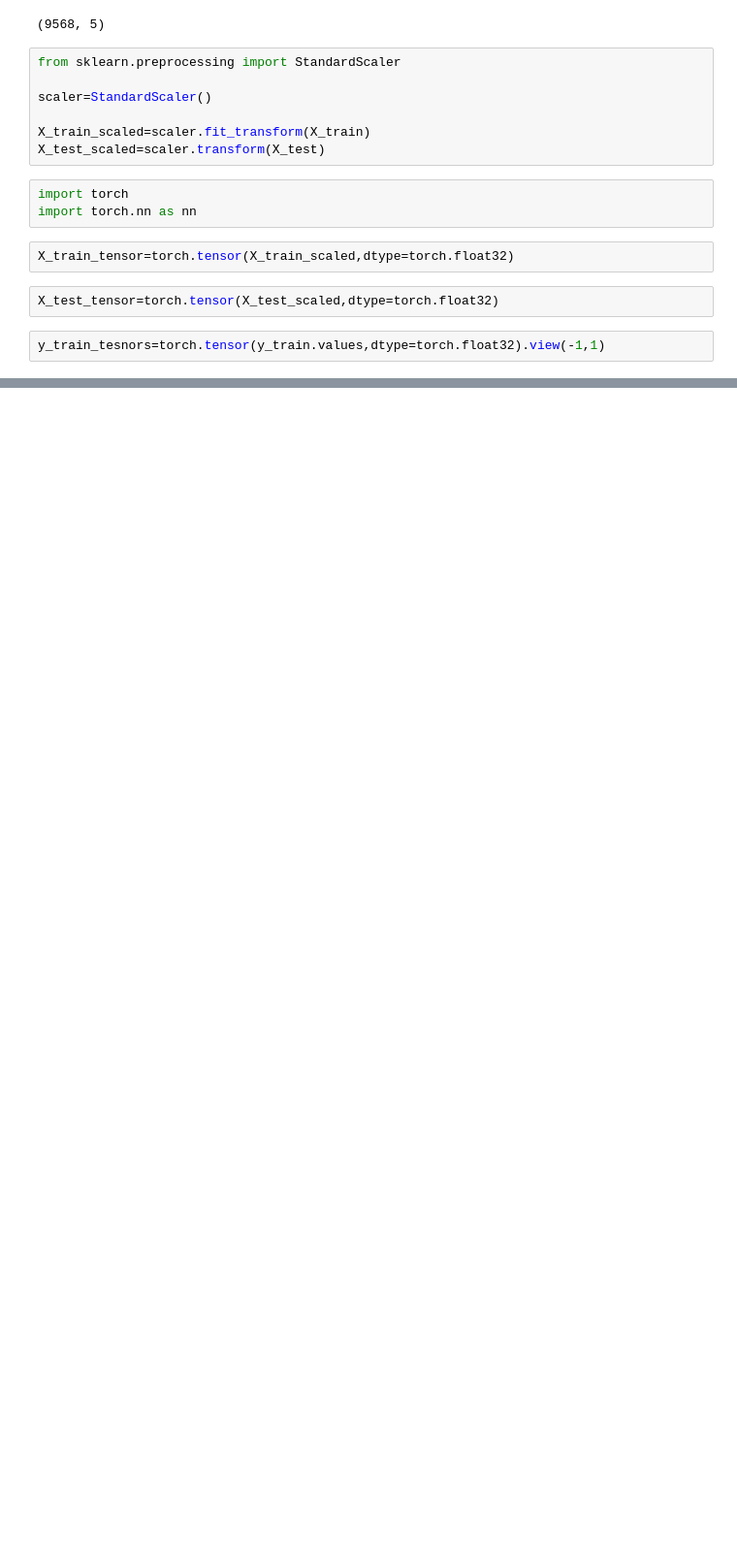
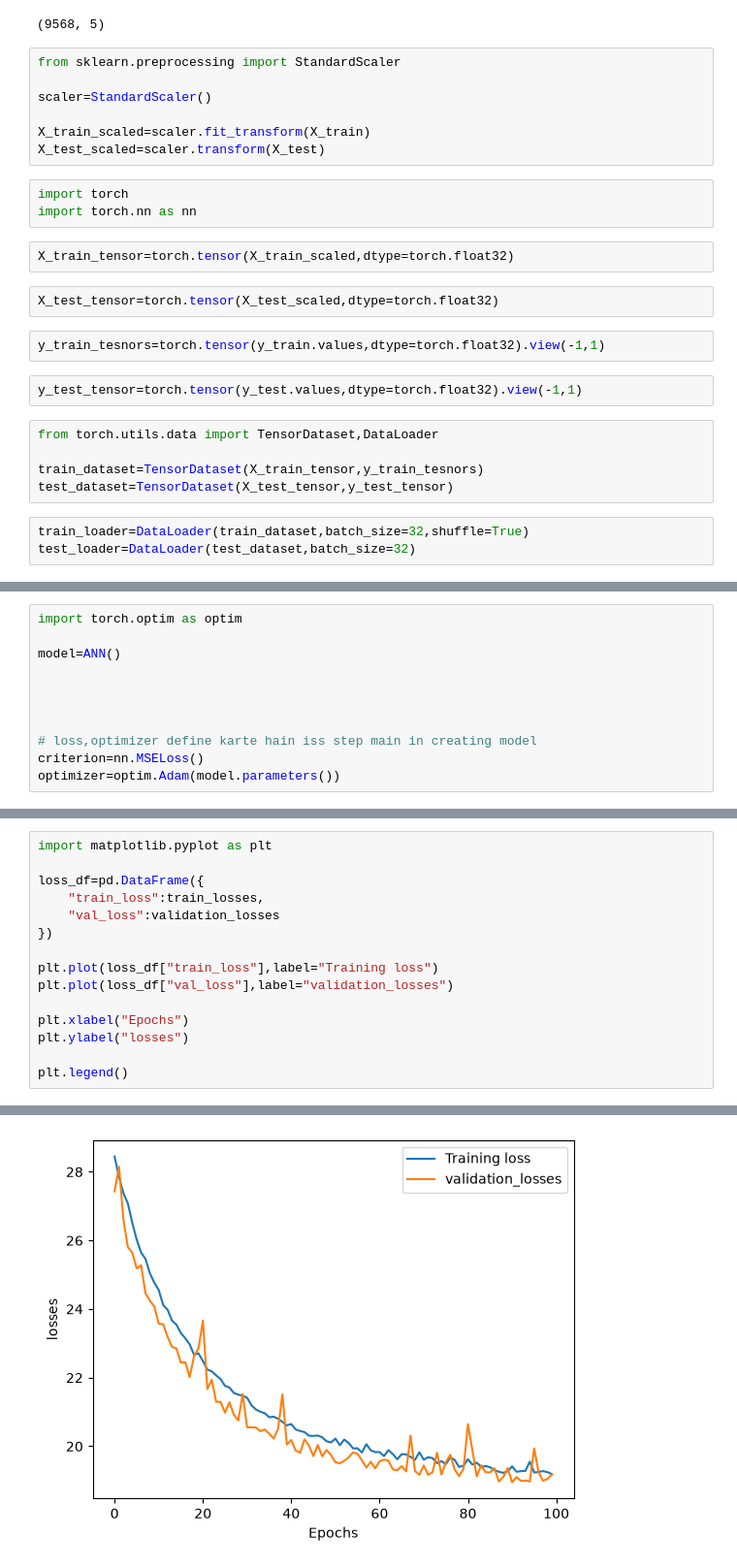
Before and after one commit to Ayush5605/powerplant_model, a Jupyter notebook: ANN_regression.ipynb, the cells around one changed output, grey strips where cells are left out. Shown at 97% size. Cells and saved outputs as stored; diff of their text form; blank space fills up the shorter version.

Commit message:
training of ann mmodel done

```diff
--- a/ANN_regression.ipynb
+++ b/ANN_regression.ipynb
@@ -59,3 +59,13 @@ X_train_tensor=torch.tensor(X_train_scaled,dtype=torch.float32)
 X_test_tensor=torch.tensor(X_test_scaled,dtype=torch.float32)
 # %%
 y_train_tesnors=torch.tensor(y_train.values,dtype=torch.float32).view(-1,1)
+# %%
+y_test_tensor=torch.tensor(y_test.values,dtype=torch.float32).view(-1,1)
+# %%
+from torch.utils.data import TensorDataset,DataLoader
+
+train_dataset=TensorDataset(X_train_tensor,y_train_tesnors)
+test_dataset=TensorDataset(X_test_tensor,y_test_tensor)
+# %%
+train_loader=DataLoader(train_dataset,batch_size=32,shuffle=True)
+test_loader=DataLoader(test_dataset,batch_size=32)
@@ -61,0 +98,11 @@ y_train_tesnors=torch.tensor(y_train.values,dtype=torch.float32).view(-1,1)
+# %%
+import torch.optim as optim
+
+model=ANN()
+
+
+
+
+# loss,optimizer define karte hain iss step main in creating model
+criterion=nn.MSELoss()
+optimizer=optim.Adam(model.parameters())
@@ -61,0 +180,16 @@ y_train_tesnors=torch.tensor(y_train.values,dtype=torch.float32).view(-1,1)
+# %%
+import matplotlib.pyplot as plt
+
+loss_df=pd.DataFrame({
+    "train_loss":train_losses,
+    "val_loss":validation_losses
+})
+
+plt.plot(loss_df["train_loss"],label="Training loss")
+plt.plot(loss_df["val_loss"],label="validation_losses")
+
+plt.xlabel("Epochs")
+plt.ylabel("losses")
+
+plt.legend()
+# %% [output]
@@ -61,0 +197 @@ y_train_tesnors=torch.tensor(y_train.values,dtype=torch.float32).view(-1,1)
+[figure, added]
```
Also changed, not shown: parts of 4 cells of this notebook.
